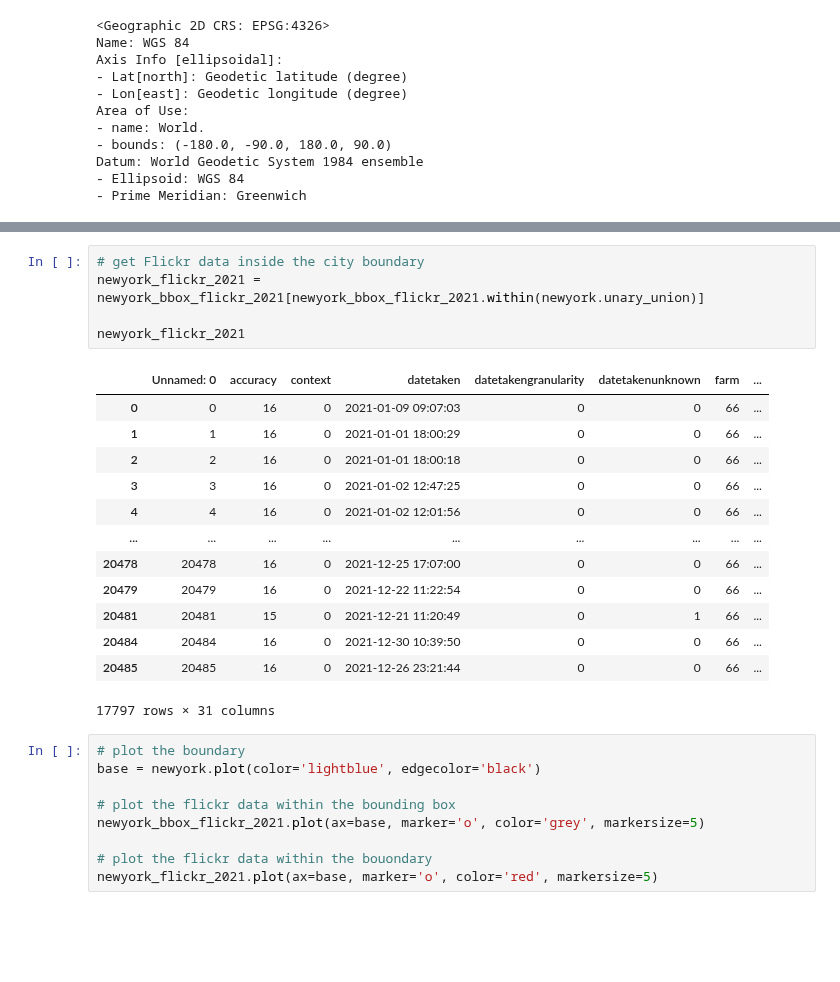
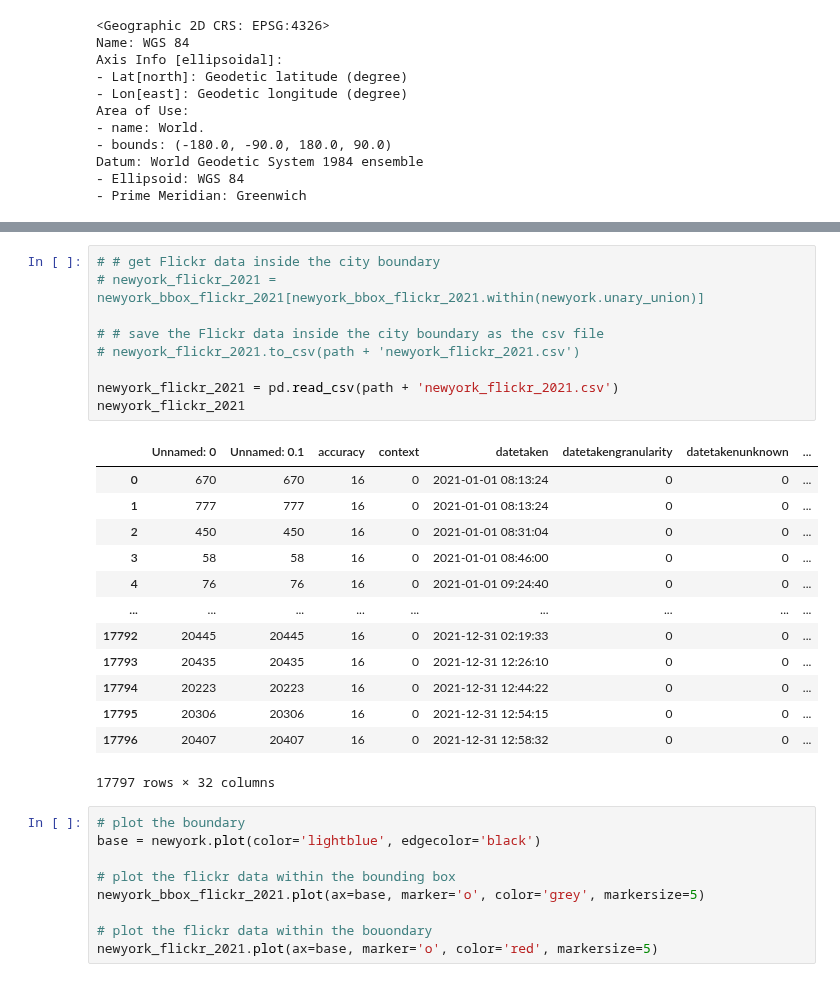
Before and after one commit to leyixu21/Semantic-Trajectory, a Jupyter notebook: get_flickr_data.ipynb, the cells around one changed output, grey strips where cells are left out. Drawn from its saved outputs; the diff is of its cells as text; blank space fills up the shorter version.

Commit message:
1. saved flickr data inside the city boundary as csv files for three datasets 2. generated the word cloud and unique tags for New York

```diff
--- a/get_flickr_data.ipynb
+++ b/get_flickr_data.ipynb
@@ -215,24 +233,28 @@ m
 # %% [output]
 [interactive output not drawn]
 # %%
-# get Flickr data inside the city boundary
-newyork_flickr_2021 = newyork_bbox_flickr_2021[newyork_bbox_flickr_2021.within(newyork.unary_union)]
+# # get Flickr data inside the city boundary
+# newyork_flickr_2021 = newyork_bbox_flickr_2021[newyork_bbox_flickr_2021.within(newyork.unary_union)]
 
+# # save the Flickr data inside the city boundary as the csv file
+# newyork_flickr_2021.to_csv(path + 'newyork_flickr_2021.csv')
+
+newyork_flickr_2021 = pd.read_csv(path + 'newyork_flickr_2021.csv')
 newyork_flickr_2021
 # %% [output]
-|  | Unnamed: 0 | accuracy | context | datetaken | datetakengranularity | datetakenunknown | farm | ... |
-| 0 | 0 | 16 | 0 | 2021-01-09 09:07:03 | 0 | 0 | 66 | ... |
-| 1 | 1 | 16 | 0 | 2021-01-01 18:00:29 | 0 | 0 | 66 | ... |
-| 2 | 2 | 16 | 0 | 2021-01-01 18:00:18 | 0 | 0 | 66 | ... |
-| 3 | 3 | 16 | 0 | 2021-01-02 12:47:25 | 0 | 0 | 66 | ... |
-| 4 | 4 | 16 | 0 | 2021-01-02 12:01:56 | 0 | 0 | 66 | ... |
+|  | Unnamed: 0 | Unnamed: 0.1 | accuracy | context | datetaken | datetakengranularity | datetakenunknown | ... |
+| 0 | 670 | 670 | 16 | 0 | 2021-01-01 08:13:24 | 0 | 0 | ... |
+| 1 | 777 | 777 | 16 | 0 | 2021-01-01 08:13:24 | 0 | 0 | ... |
+| 2 | 450 | 450 | 16 | 0 | 2021-01-01 08:31:04 | 0 | 0 | ... |
+| 3 | 58 | 58 | 16 | 0 | 2021-01-01 08:46:00 | 0 | 0 | ... |
+| 4 | 76 | 76 | 16 | 0 | 2021-01-01 09:24:40 | 0 | 0 | ... |
 | ... | ... | ... | ... | ... | ... | ... | ... | ... |
-| 20478 | 20478 | 16 | 0 | 2021-12-25 17:07:00 | 0 | 0 | 66 | ... |
-| 20479 | 20479 | 16 | 0 | 2021-12-22 11:22:54 | 0 | 0 | 66 | ... |
-| 20481 | 20481 | 15 | 0 | 2021-12-21 11:20:49 | 0 | 1 | 66 | ... |
-| 20484 | 20484 | 16 | 0 | 2021-12-30 10:39:50 | 0 | 0 | 66 | ... |
-| 20485 | 20485 | 16 | 0 | 2021-12-26 23:21:44 | 0 | 0 | 66 | ... |
+| 17792 | 20445 | 20445 | 16 | 0 | 2021-12-31 02:19:33 | 0 | 0 | ... |
+| 17793 | 20435 | 20435 | 16 | 0 | 2021-12-31 12:26:10 | 0 | 0 | ... |
+| 17794 | 20223 | 20223 | 16 | 0 | 2021-12-31 12:44:22 | 0 | 0 | ... |
+| 17795 | 20306 | 20306 | 16 | 0 | 2021-12-31 12:54:15 | 0 | 0 | ... |
+| 17796 | 20407 | 20407 | 16 | 0 | 2021-12-31 12:58:32 | 0 | 0 | ... |
-17797 rows × 31 columns
+17797 rows × 32 columns
 # %%
 # plot the boundary
 base = newyork.plot(color='lightblue', edgecolor='black')
```
Also changed, not shown: parts of 14 cells of this notebook.
